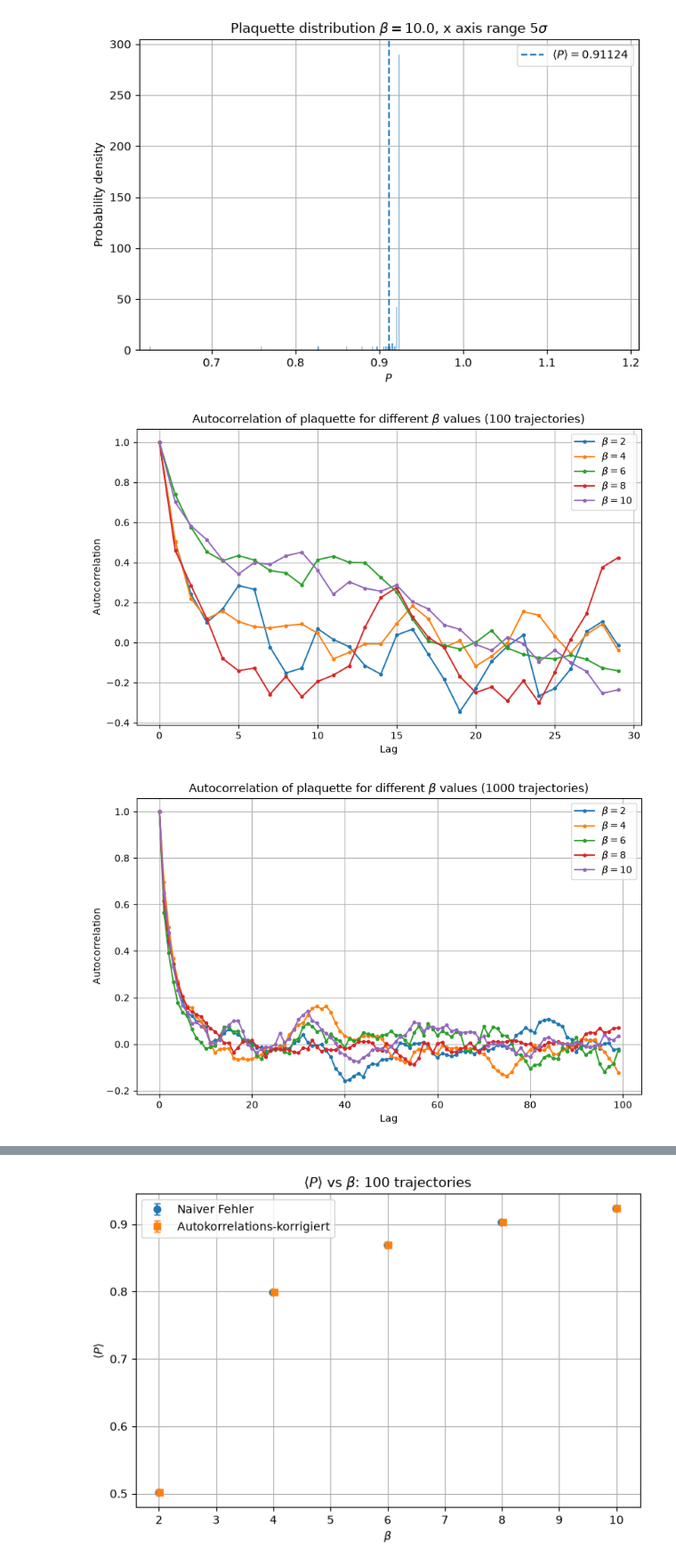
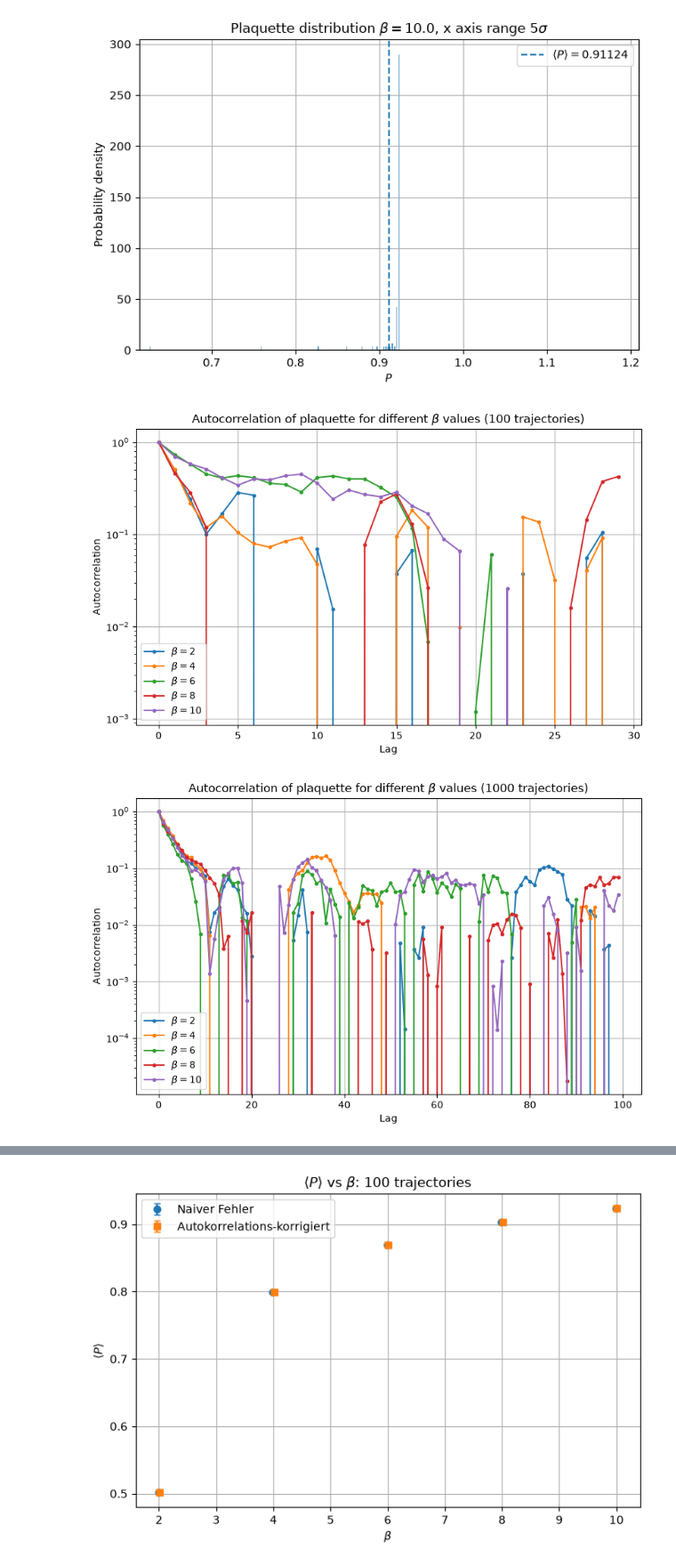
Before and after one commit to mfbecker93/SU-2-pure-gauge, a Jupyter notebook: analysis/analysis_pure_gauge.ipynb, the cells around one changed output, grey strips where cells are left out. Shown at 89% size. Saved outputs shown, nothing was run; the diff lists cells and outputs as text; code cells hidden in the pictures.

```diff
--- a/analysis/analysis_pure_gauge.ipynb
+++ b/analysis/analysis_pure_gauge.ipynb
@@ -408,26 +408,28 @@ ax.legend()
 plt.title(r"Autocorrelation of plaquette for different $\beta$ values (100 trajectories)")
 plt.xlabel("Lag")
 plt.ylabel("Autocorrelation")
+plt.yscale("log")
 plt.show()
 # %% [output]
-[figure, old version]
+[figure, new version]
 # %%
 fig, ax = plt.subplots(figsize=(8,5), layout="constrained")
 
 plot_autocorr(ac_plaq_beta2_traj1000, "plaquette", ax=ax, label=r"$\beta=2$")
 plot_autocorr(ac_plaq_beta4_traj1000, "plaquette", ax=ax, label=r"$\beta=4$")
 plot_autocorr(ac_plaq_beta6_traj1000, "plaquette", ax=ax, label=r"$\beta=6$")
 plot_autocorr(ac_plaq_beta8_traj1000, "plaquette", ax=ax, label=r"$\beta=8$")
 plot_autocorr(ac_plaq_beta10_traj1000, "plaquette", ax=ax, label=r"$\beta=10$")
 
 ax.legend()
 
 plt.title(r"Autocorrelation of plaquette for different $\beta$ values (1000 trajectories)")
 plt.xlabel("Lag")
 plt.ylabel("Autocorrelation")
+plt.yscale("log")
 plt.show()
 # %% [output]
-[figure, old version]
+[figure, new version]
 # %%
 def integrated_autocorr_time(df, value, W): #integrated autocorrelation time, W = window size
 
```
Also changed, not shown: parts of 12 cells of this notebook.
